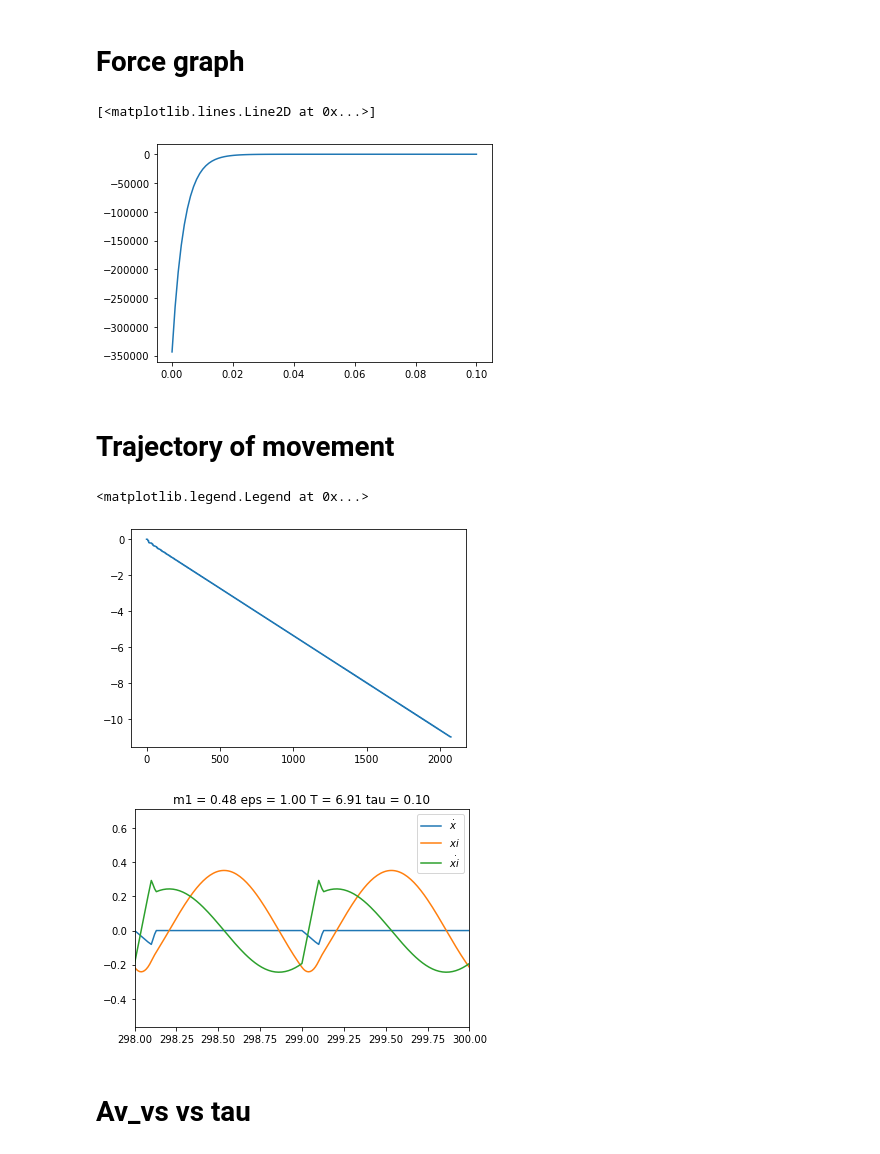
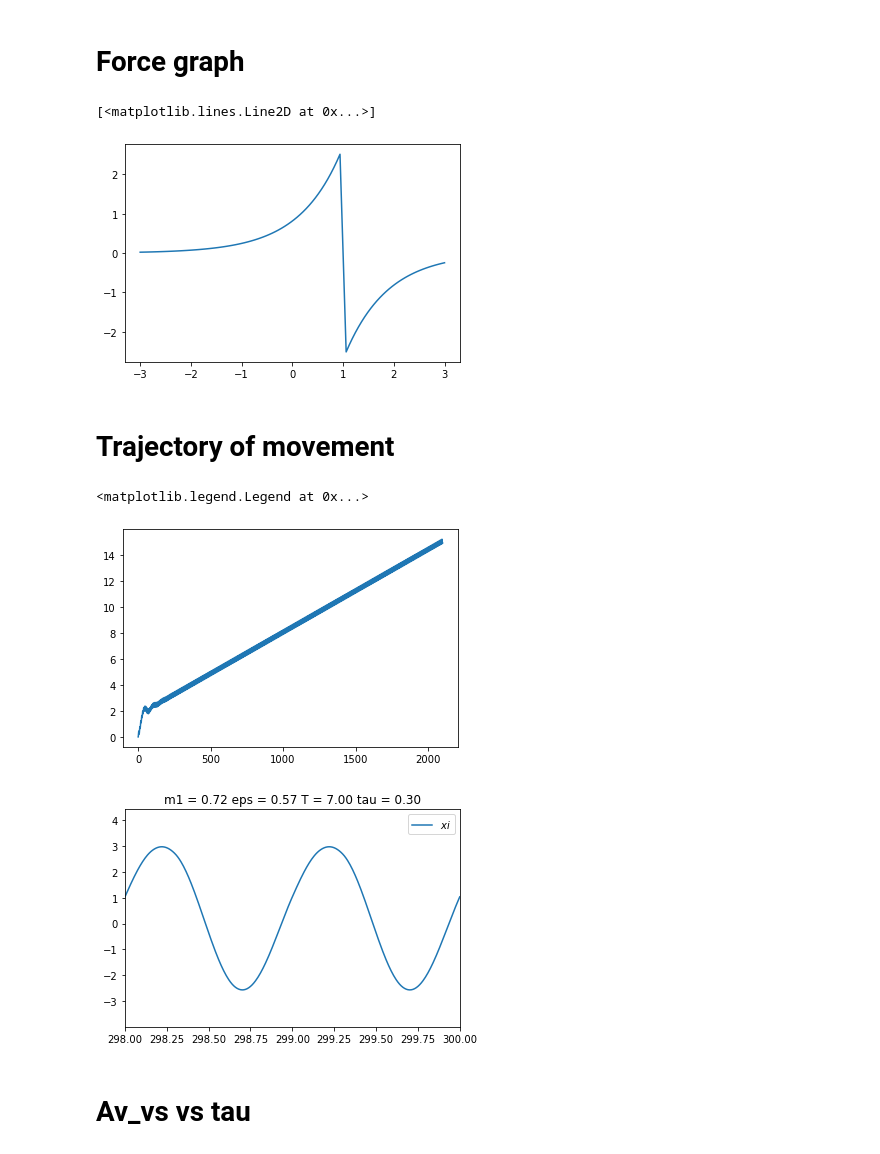
Before and after one commit to xxFirefly/mpc_rl_capsubot, a Jupyter notebook: expore_model.ipynb, the cells around one changed output. Cells and saved outputs as stored; diff of their text form; code cells hidden in the pictures.

Commit message:
fix force

```diff
--- a/expore_model.ipynb
+++ b/expore_model.ipynb
@@ -73,16 +73,17 @@ def toDim(x, t, p):
 # %% [markdown]
 # Capsule robot equations
 # %%
-LH = 27E-3 # length of soleoid
+LH = 2500E-3 # length of soleoid
 radius_0 = 8E-3 # diameter of solenoid core
 radius_av = 16E-3
 #N_wires = 700 # just for instance ###TO FIX###
 S = np.pi * radius_0**2          # where D is diameter of solenoid core
 mju_zero = 4.0 * np.pi * 10E-7  # Размерность: Гн/м
-mju_r = 1000.0                  # 1000 is just for start; безрамерная величина
-mju = mju_zero * mju_r        # permeability of the material
+mju_r = 20.0                  # 1000 is just for start; безрамерная величина
+mju = mju_zero * mju_r        # permeability of the material2
 winding_factor = (radius_0 / radius_av)**2
-gamma = 0.0175 / 0.7854 # resistivity of cupper divided by cross-sectional area of the wire 1 mm
+#gamma = 0.0175 / 0.7854 # resistivity of cupper divided by cross-sectional area of the wire 1 mm
+gamma = 0.008
 alpha = np.log(mju_r)
 
 
@@ -98,16 +99,31 @@ def F_e(t, T, tau):
     """
     return (1. - 2./np.pi*np.arctan((np.modf(t/T)[0] - tau)*10.E5))/2.
 
-def F_true_e(t, T, tau, ksi):
+# def F_true_e(t, T, tau, ksi):
+#     """
+#     Defines electromagnteic force of coil (working or not)
+#     """
+#     V = 0.0
+#     if np.modf(t/T)[0] < tau:
+#         V = 12.0 # Voltage
+
+#     F = -(V**2 * mju) / (8.0 * np.pi * gamma**2 * LH**2) * winding_factor * alpha * np.exp(-(alpha / LH) * ksi)
+#     return F
+
+
+def final_force_form(t, T, tau, ksi):
     """
     Defines electromagnteic force of coil (working or not)
     """
-    V = 0.0
-    if np.modf(t/T)[0] < tau:
-        V = 12.0 # Voltage
+    def PWM_signal(): #t, T, tau
+        V = (1. - 2./np.pi*np.arctan((np.modf(t/T)[0] - tau)*10.E5)) * 6.
+        return V
+    V = PWM_signal()
 
-    F = -(V**2 * mju) / (8.0 * np.pi * gamma**2 * LH**2) * winding_factor * alpha * np.exp(-(alpha / LH) * ksi)
+    dx = -(ksi - 1)
+    F = np.sign(dx)*((V**2 * mju) / (8.0 * np.pi * gamma**2 * LH**2)) * winding_factor * alpha * np.exp(-(alpha / LH) * abs(dx))
     return F
+
 
 def f(x, t, p):
     """
@@ -129,8 +145,8 @@ def f(x, t, p):
     f = [x_dot,
          m1*m2*F_fr(body_v, eps),
          ksi_dot,
-         #F_true_e(t, T, tau, ksi) - m2*F_fr(body_v, eps) - ksi] # new
-         F_e(t, T, tau) - m2*F_fr(body_v, eps) - ksi] # old
+         final_force_form(t, T, tau, ksi) - m2*F_fr(body_v, eps) - ksi] # new
+         #F_e(t, T, tau) - m2*F_fr(body_v, eps) - ksi] # old
 
     return f
 # %% [markdown]
@@ -153,13 +169,12 @@ def fr_work(x, t, p):
 # %% [markdown]
 # Force graph
 # %%
-__ksi = np.linspace(0, 0.1, 100)
-
-__F = [F_true_e(0, 7, 0.7, x) for x in __ksi]
+__ksi = np.linspace(-3, 3, 100)
+__F = [final_force_form(0.6, 1, 0.7, x) for x in __ksi]
 plt.plot(__ksi, __F)
 # %% [output]
 [<matplotlib.lines.Line2D at 0x...>]
-[figure, old version]
+[figure, new version]
 # %% [markdown]
 # Trajectory of movement
 # %%
@@ -169,25 +184,26 @@ relerr = 1.0e-6
 x0 = [0., 0., 0., 0.]
 #Integration time
 n_periods = 300
-steps_in_period = 100
+steps_in_period = 200
 
-_m1 = 0.48
-_m2 = 1 - _m1
-_eps = 1
-_T = 6.91
-_tau = 0.1
+_m1 = m1
+_m2 = m2
+_eps = eps
+_T = 7
+_tau = 0.3
 t = np.linspace(0, n_periods*_T, steps_in_period*n_periods)
 p = (_m1, _m2, _eps, _T, _tau)
 wsol = integrate.odeint(f, x0, t, args=(p,))
 
 plt.figure()
-val = wsol[:, 0]  - _m2*wsol[:, 2]
+val = wsol[:, 0]
 plt.plot(t, val, label='position')
 
 plt.figure()
-plt.plot(t/_T, wsol[:, 1]  - _m2*wsol[:, 3], label='$\dot{x}$')
+#plt.plot(t/_T, wsol[:, 0], label='$\dot{x}$')
+#plt.plot(t/_T, wsol[:, 1]  - _m2*wsol[:, 3], label='$\dot{x}$')
 plt.plot(t/_T, wsol[:, 2], label='$xi$')
-plt.plot(t/_T, wsol[:, 3], label='$\dot{xi}$')
+#plt.plot(t/_T, wsol[:, 3], label='$\dot{xi}$')
 plt.xlim([(n_periods - 2), (n_periods)])
 plt.title("m1 = %.2f eps = %.2f T = %.2f tau = %.2f"%(_m1, _eps, _T, _tau))
 plt.legend()
@@ -207,8 +223,8 @@ plt.legend()
 # plt.legend()
 # %% [output]
 <matplotlib.legend.Legend at 0x...>
-[figure, old version]
+[figure, new version]
-[figure, old version]
+[figure, new version]
 # %% [markdown]
 # Av_vs vs tau
 # %%
```
